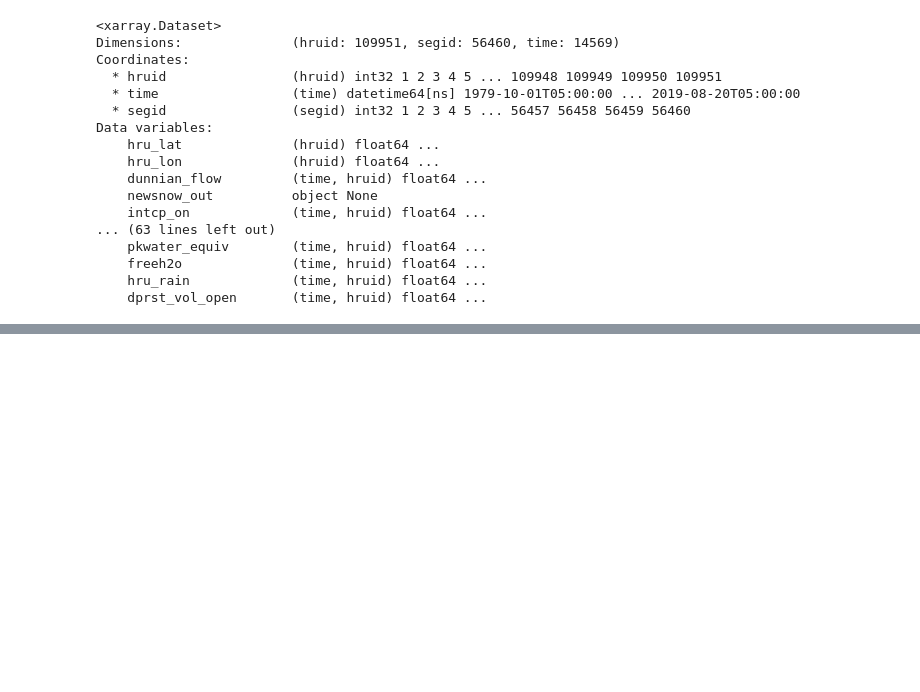
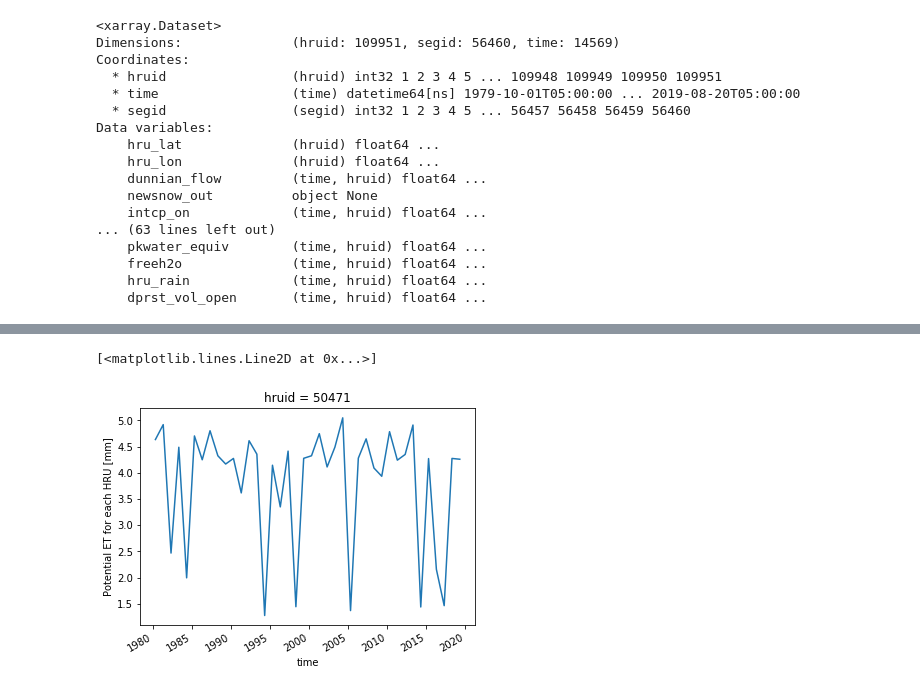
Before and after one commit to nhm-usgs/pangeo, a Jupyter notebook: notebooks/markstro/onhm_xarray_demo_4.ipynb, the cells around one changed output, grey strips where cells are left out. Drawn from its saved outputs; the diff is of its cells as text; code cells hidden in the pictures; blank space fills up the shorter version.

```diff
--- a/notebooks/markstro/onhm_xarray_demo_4.ipynb
+++ b/notebooks/markstro/onhm_xarray_demo_4.ipynb
@@ -98,0 +35,3 @@ DatetimeIndex(['1980-04-28', '1981-04-28', '1982-04-28', '1983-04-28',
+# %%
+    da = onhm.get_values_for_DOY(ds=ds_out, timestamp=pd.Timestamp('1980-04-28'),
+                            hru_ids=[50471], var_name='potet')
@@ -98,0 +57,5 @@ DatetimeIndex(['1980-04-28', '1981-04-28', '1982-04-28', '1983-04-28',
+# %%
+    da.plot()
+# %% [output]
+[<matplotlib.lines.Line2D at 0x...>]
+[figure, added]
```
Also changed, not shown: parts of 7 cells of this notebook, 2 other files.
